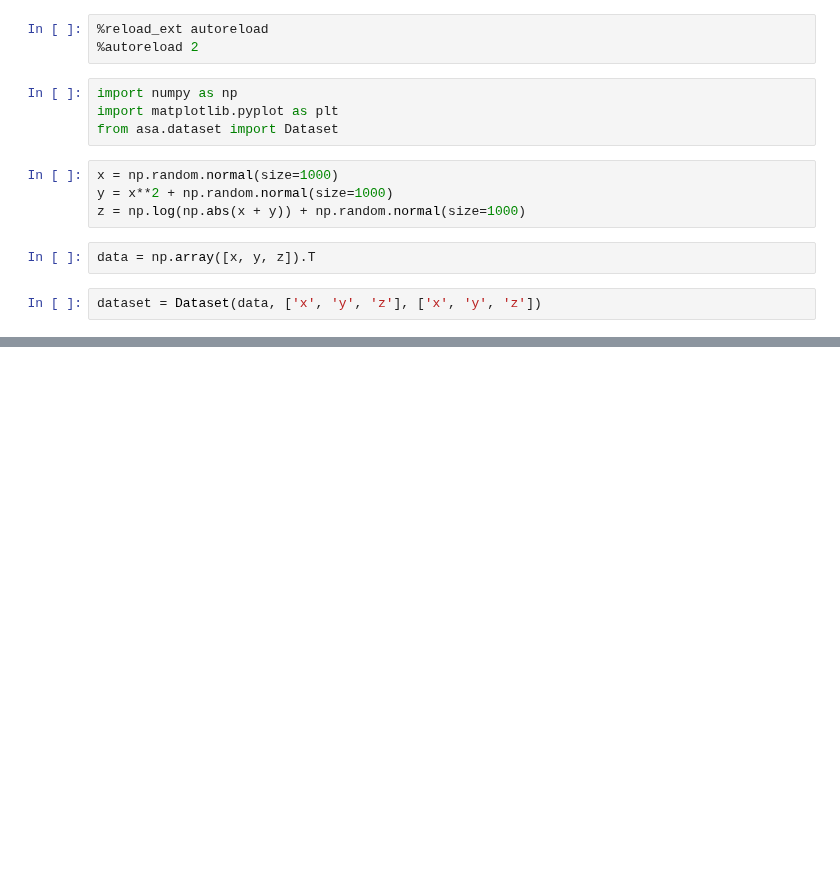
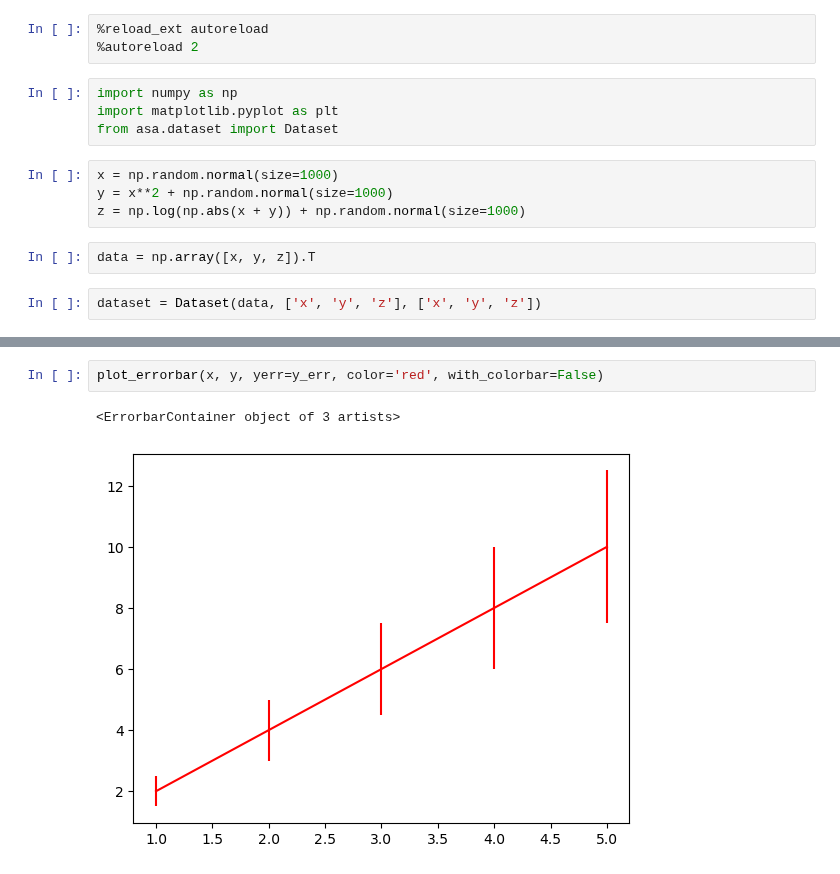
Before and after one commit to astro-jingtao/astro_statistics_assistant, a Jupyter notebook: example/scatter_plot.ipynb, the cells around one changed output, grey strips where cells are left out. Cells and saved outputs as stored; diff of their text form; blank space fills up the shorter version.

```diff
--- a/example/scatter_plot.ipynb
+++ b/example/scatter_plot.ipynb
@@ -78,0 +77,5 @@ dataset.scatter(
+# %%
+plot_errorbar(x, y, yerr=y_err, color='red', with_colorbar=False)
+# %% [output]
+<ErrorbarContainer object of 3 artists>
+[figure, added]
```
Also changed, not shown: parts of 6 cells of this notebook, 2 other files.
